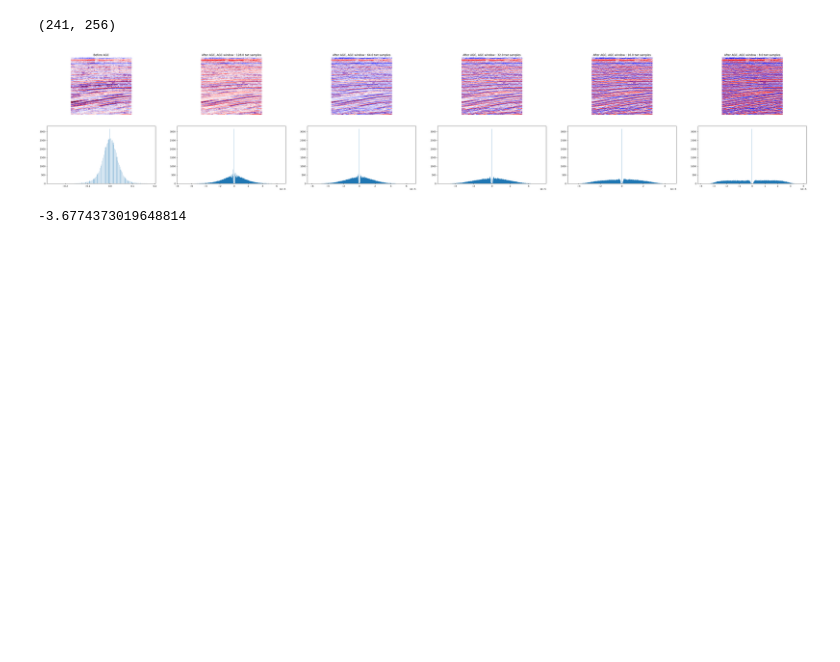
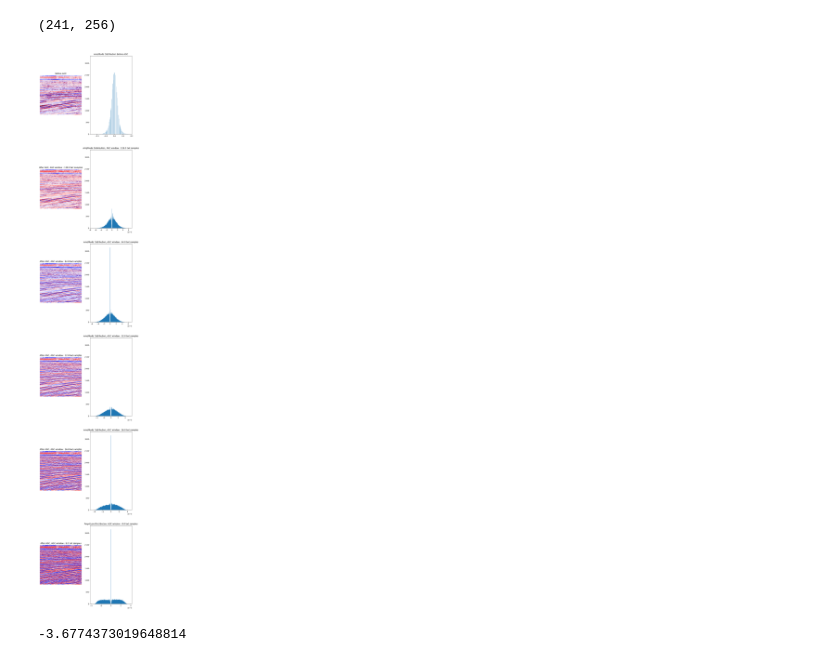
Before and after one commit to jayantb1019/adl_seismic, a Jupyter notebook: notebooks/agc.ipynb, the cells around one changed output. Cells and saved outputs as stored; diff of their text form; code cells hidden in the pictures; blank space fills up the shorter version.

Commit message:
agc plots changed

```diff
--- a/notebooks/agc.ipynb
+++ b/notebooks/agc.ipynb
@@ -65,42 +65,44 @@ patch_agc[0].shape
 # %% [output]
 (241, 256)
 # %%
-fig,ax = plt.subplots(ncols=len(agc_windows) + 1 , nrows= 2, figsize=(10 * (len(agc_windows) + 1), 10) )
+fig,ax = plt.subplots(nrows=len(agc_windows) + 1 , ncols= 2, figsize=(10, 10 * (len(agc_windows) + 1)) )
 
 for i in range(len(agc_windows) + 1) :
     if i==0 :
         plot_kwargs = dict(
             vmin = vmin_clip,
             vmax = vmax_clip,
             cmap='seismic'
         )
-        ax[0,i].imshow(patch, **plot_kwargs)
-        ax[0,i].set_title('Before AGC')
-        ax[0,i].axis('off')
+        ax[i,0].imshow(patch, **plot_kwargs)
+        ax[i,0].set_title('Before AGC')
+        ax[i,0].axis('off')
 
         data = np.reshape(patch,-1)
-        ax[1,i].hist(data / data.shape[0], bins=500);
+        ax[i,1].hist(data / data.shape[0], bins=500);
+        ax[i,1].set_title('Amplitude Distribution Before AGC')
 
 
 
     else :
         vmin = np.min(patch_agc[i-1])
         vmax = np.max(patch_agc[i-1])
 
         plot_kwargs = dict(
                 vmin = vmin,
                 vmax = vmax,
                 cmap='seismic'
             )
 
-        ax[0,i].imshow(patch_agc[i-1], **plot_kwargs)
-        ax[0,i].set_title(f'After AGC, AGC window : {agc_windows[i-1]} twt samples')
-        ax[0,i].axis('off')
+        ax[i,0].imshow(patch_agc[i-1], **plot_kwargs)
+        ax[i,0].set_title(f'After AGC, AGC window : {agc_windows[i-1]} twt samples')
+        ax[i,0].axis('off')
 
         data = np.reshape(patch_agc[i-1],-1)
-        ax[1,i].hist(data / data.shape[0], bins=500);
+        ax[i,1].hist(data / data.shape[0], bins=500);
+        ax[i,1].set_title(f'Amplitude Distribution, AGC window : {agc_windows[i-1]} twt samples')
 # %% [output]
-[figure, old version]
+[figure, new version]
 # %%
 # Selecting agc window of 64 twt samples
 
```
